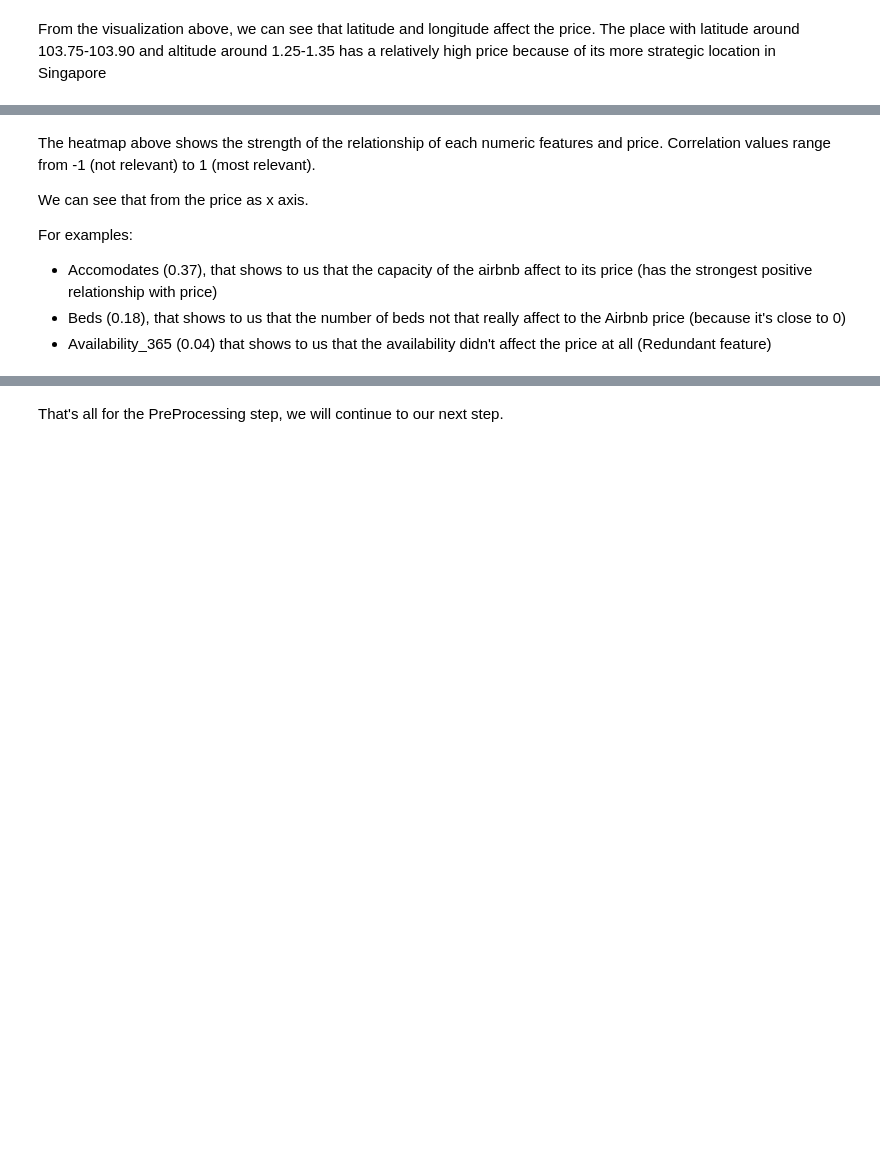
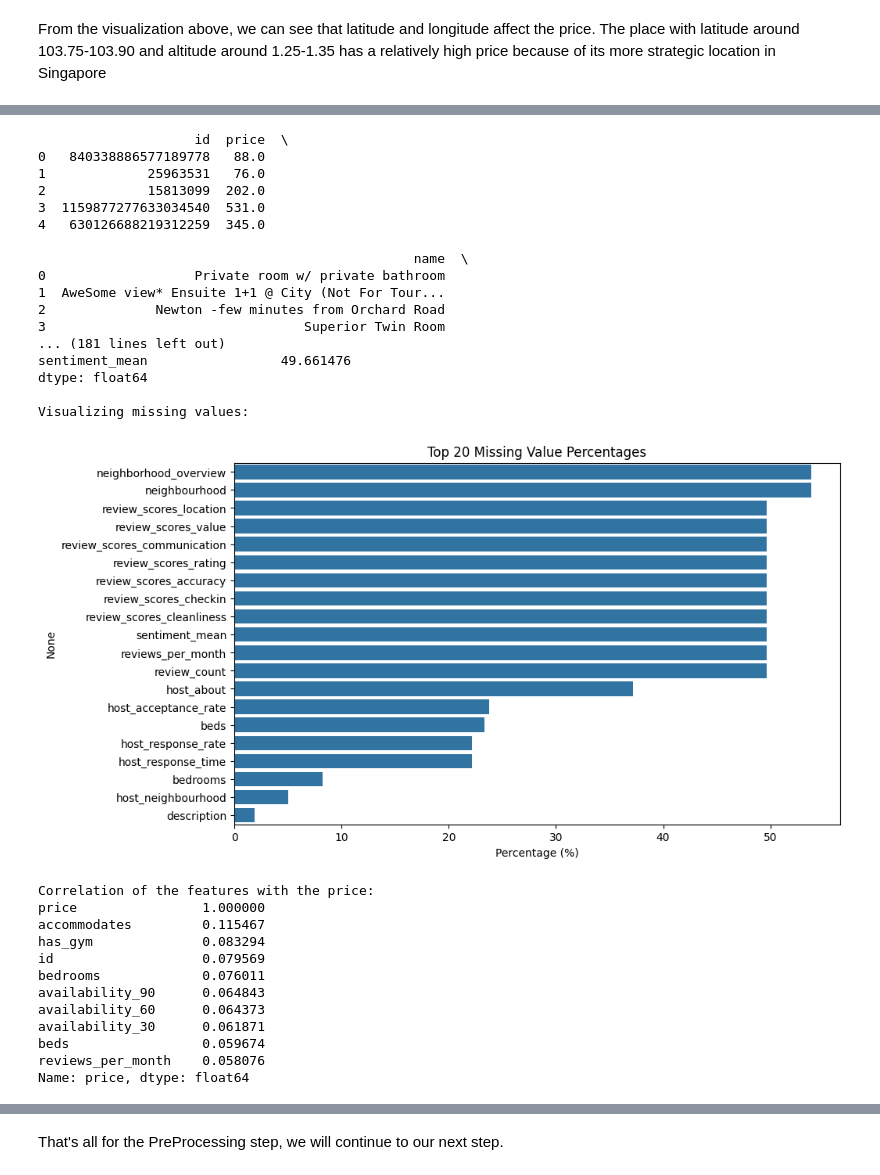
Before and after one commit to Jundannz/Airbnb-Price-Prediction, a Jupyter notebook: main.ipynb, the cells around one changed output, grey strips where cells are left out. Saved outputs shown, nothing was run; the diff lists cells and outputs as text; code cells hidden in the pictures; blank space fills up the shorter version.

```diff
--- a/main.ipynb
+++ b/main.ipynb
@@ -286,9 +119,59 @@ availability_365          1.000000
-# %% [markdown]
-The heatmap above shows the strength of the relationship of each numeric features and price. Correlation values range from -1 (not relevant) to 1 (most relevant).
-
-We can see that from the price as x axis.
-
-For examples:
-- Accomodates (0.37), that shows to us that the capacity of the airbnb affect to its price (has the strongest positive relationship with price)
-- Beds (0.18), that shows to us that the number of beds not that really affect to the Airbnb price (because it's close to 0)
-- Availability_365 (0.04) that shows to us that the availability didn't affect the price at all (Redundant feature)
+# %%
+print(train_merged.head())
+print("\nData info after merging:")
+train_merged.info()
+
+print("\nMissing values in train data:")
+print(train_merged.isnull().sum())
+missing_percent = (train_merged.isnull().sum() / len(train_merged)) * 100
+missing_percent = missing_percent[missing_percent > 0].sort_values(ascending=False)
+
+print("\nMissing value percentages:")
+print(missing_percent.head(10))
+
+print("\nVisualizing missing values:")
+plt.figure(figsize=(10,6))
+sns.barplot(x=missing_percent.head(20).values, y=missing_percent.head(20).index)
+plt.title("Top 20 Missing Value Percentages")
+plt.xlabel("Percentage (%)")
+plt.show()
+
+print("\nCorrelation of the features with the price:")
+numeric_corr = train_merged.select_dtypes(include=[np.number]).corr()
+print(numeric_corr['price'].sort_values(ascending=False).head(10))
+
+plt.figure(figsize=(10, 8))
+sns.heatmap(numeric_corr, cmap='coolwarm', annot=False)
+plt.title("Correlation heatmap")
+plt.show()
+# %% [output]
+                    id  price  \
+0   840338886577189778   88.0
+1             25963531   76.0
+2             15813099  202.0
+3  1159877277633034540  531.0
+4   630126688219312259  345.0
+
+                                                name  \
+0                   Private room w/ private bathroom
+1  AweSome view* Ensuite 1+1 @ City (Not For Tour...
+2              Newton -few minutes from Orchard Road
+3                                 Superior Twin Room
+... (181 lines left out)
+sentiment_mean                 49.661476
+dtype: float64
+
+Visualizing missing values:
+[figure, added]
+Correlation of the features with the price:
+price                1.000000
+accommodates         0.115467
+has_gym              0.083294
+id                   0.079569
+bedrooms             0.076011
+availability_90      0.064843
+availability_60      0.064373
+availability_30      0.061871
+beds                 0.059674
+reviews_per_month    0.058076
+Name: price, dtype: float64
```
Also changed, not shown: parts of 114 cells of this notebook, 3 other files.
